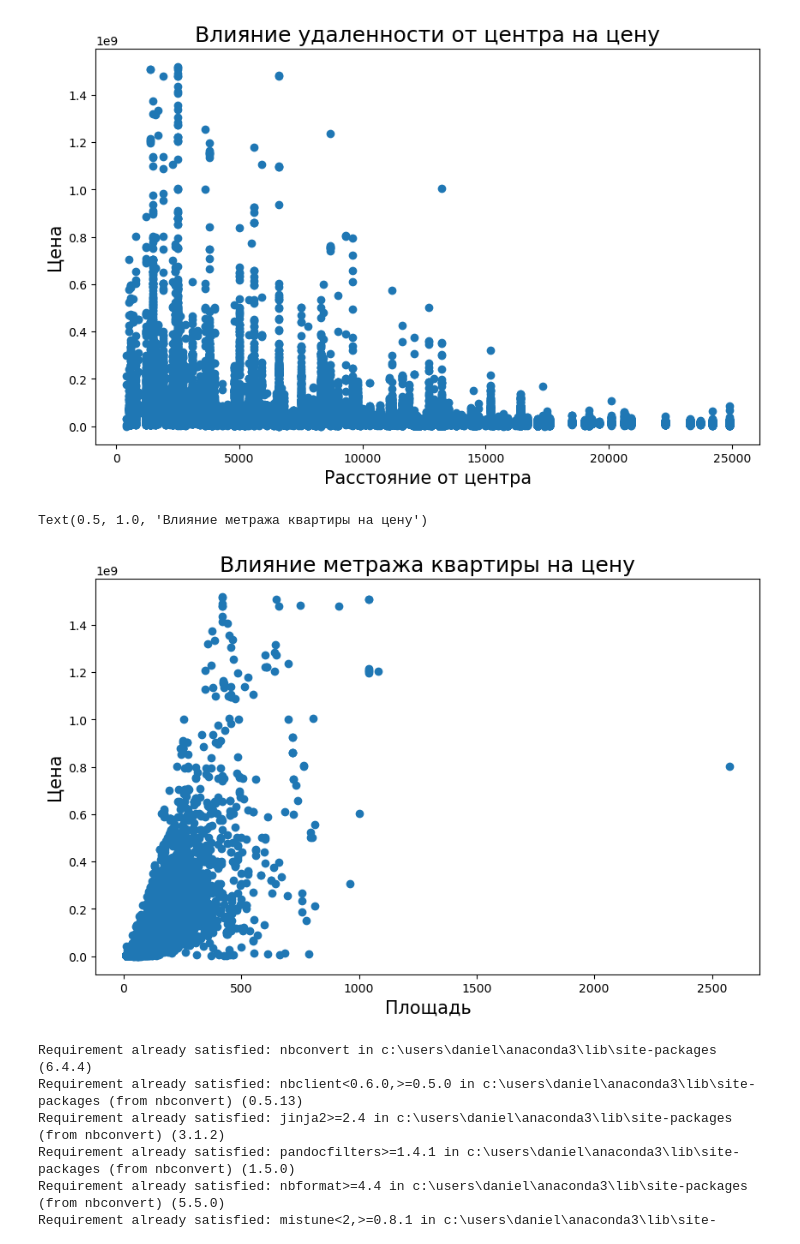
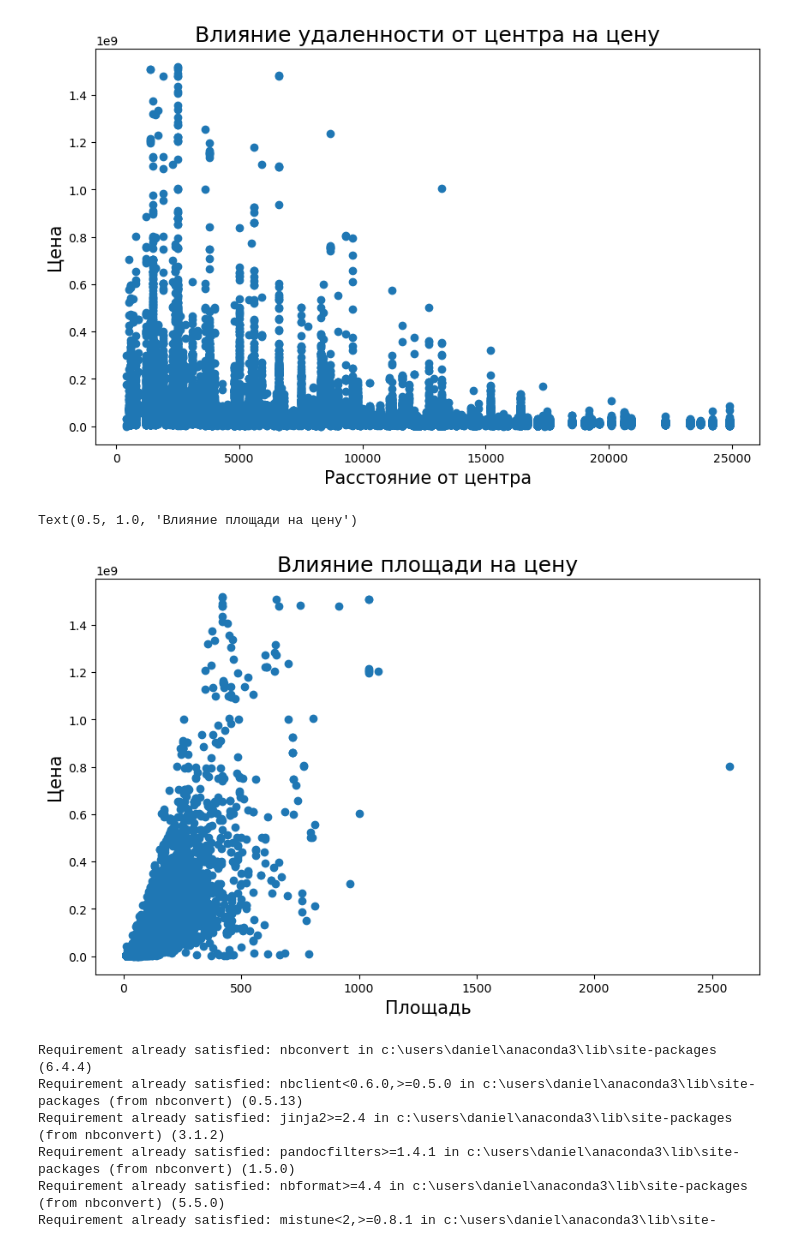
Before and after one commit to Gabuchev/Apartments-in-Moscow---The-simplest-recommendation-system, a Jupyter notebook: Rec.Sys.ipynb, the cells around one changed output. Drawn from its saved outputs; the diff is of its cells as text; code cells hidden in the pictures.

```diff
--- a/Rec.Sys.ipynb
+++ b/Rec.Sys.ipynb
@@ -1165,14 +1207,14 @@ Text(0.5, 1.0, 'Влияние удаленности от центра на ц
 # %%
 plt.figure(figsize = (10,6))
 plt.scatter(x2, y)
 
 # добавим подписи
 plt.xlabel('Площадь', fontsize = 15)
 plt.ylabel('Цена', fontsize = 15)
-plt.title('Влияние метража квартиры на цену', fontsize = 18)
+plt.title('Влияние площади на цену', fontsize = 18)
 # %% [output]
-Text(0.5, 1.0, 'Влияние метража квартиры на цену')
+Text(0.5, 1.0, 'Влияние площади на цену')
-[figure, old version]
+[figure, new version]
 # %%
 !pip install nbconvert
 # %% [output]
```
Also changed, not shown: parts of 28 cells of this notebook.
